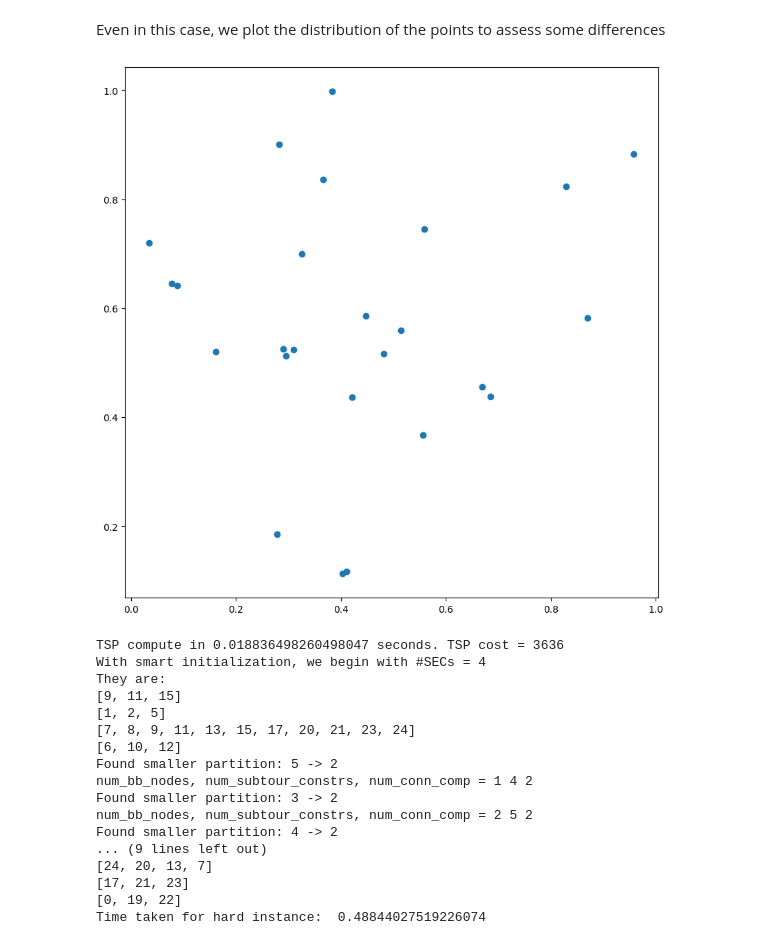
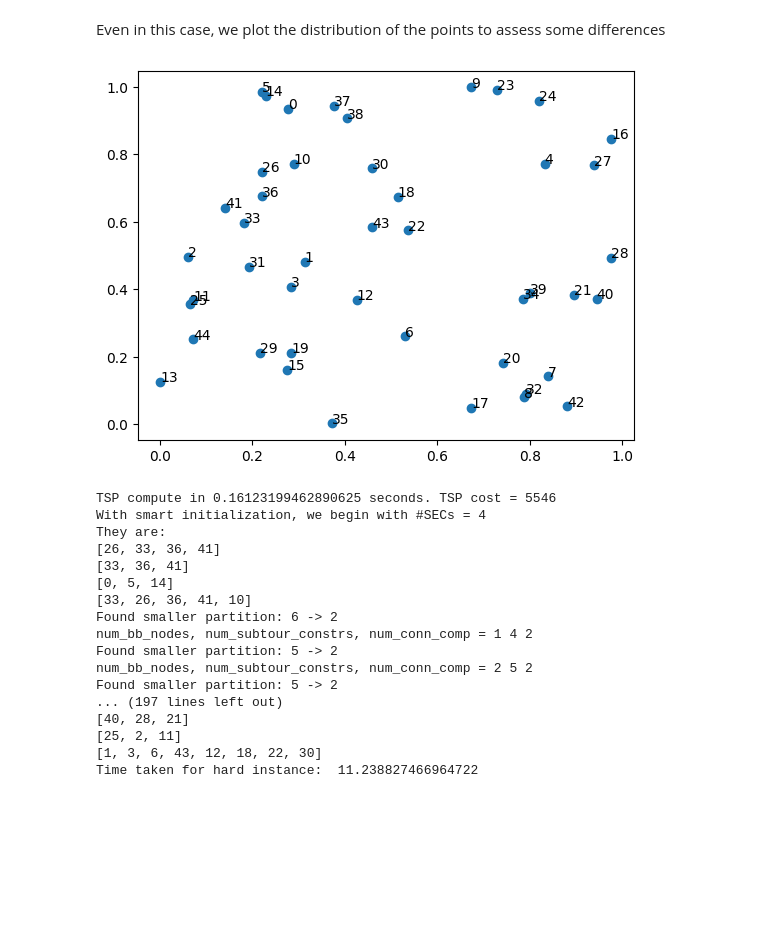
Before and after one commit to eleonoravercesi/complexity_DFJ_few_subtour, a Jupyter notebook: plot.ipynb, the cells around one changed output. Drawn from its saved outputs; the diff is of its cells as text; code cells hidden in the pictures; blank space fills up the shorter version.

```diff
--- a/plot.ipynb
+++ b/plot.ipynb
@@ -16,8 +16,8 @@ While running our experiments, we found by chance the seed leading to the easy a
 # %%
 # Set the number of nodes
-n = 25
-seed_easy = 0
-seed_hard = 1
+n = 45
+seed_easy = 100 * 7
+seed_hard = 100 * 7 + 4
 # %% [markdown]
 ## Easy instance
 # %%
@@ -30,6 +30,9 @@ D = cdist(X, X, 'euclidean')
 Plot the distribution of the points
 # %%
 plt.figure(figsize=(10, 10))
-plt.scatter(X[:, 0], X[:, 1])
+fig, ax = plt.subplots()
+ax.scatter(X[:, 0], X[:, 1])
+for i in range(n):
+    ax.text(X[i, 0], X[i, 1], str(i))
 plt.show()
 # %% [output]
@@ -64,11 +69,13 @@ D = cdist(X, X, 'euclidean')
 # %% [markdown]
 Even in this case, we plot the distribution of the points to assess some differences
 # %%
-plt.figure(figsize=(10, 10))
-plt.scatter(X[:, 0], X[:, 1])
+fig, ax = plt.subplots()
+ax.scatter(X[:, 0], X[:, 1])
+for i in range(n):
+    ax.text(X[i, 0], X[i, 1], str(i))
 plt.show()
 # %% [output]
-[figure, old version]
+[figure, new version]
 # %%
 # Create a graph and assign weight
 G = nx.Graph()
@@ -80,20 +87,20 @@ start = time.time()
 S_family, S_num, partition, c_max, runtime, bb_nodes = ialg(G, verbose=True)
 print("Time taken for hard instance: ", time.time() - start)
 # %% [output]
-TSP compute in 0.018836498260498047 seconds. TSP cost = 3636
+TSP compute in 0.16123199462890625 seconds. TSP cost = 5546
 With smart initialization, we begin with #SECs = 4
 They are:
-[9, 11, 15]
-[1, 2, 5]
-[7, 8, 9, 11, 13, 15, 17, 20, 21, 23, 24]
-[6, 10, 12]
+[26, 33, 36, 41]
+[33, 36, 41]
+[0, 5, 14]
+[33, 26, 36, 41, 10]
+Found smaller partition: 6 -> 2
+num_bb_nodes, num_subtour_constrs, num_conn_comp = 1 4 2
 Found smaller partition: 5 -> 2
-num_bb_nodes, num_subtour_constrs, num_conn_comp = 1 4 2
-Found smaller partition: 3 -> 2
 num_bb_nodes, num_subtour_constrs, num_conn_comp = 2 5 2
-Found smaller partition: 4 -> 2
-... (9 lines left out)
-[24, 20, 13, 7]
-[17, 21, 23]
-[0, 19, 22]
-Time taken for hard instance:  0.48844027519226074
+Found smaller partition: 5 -> 2
+... (197 lines left out)
+[40, 28, 21]
+[25, 2, 11]
+[1, 3, 6, 43, 12, 18, 22, 30]
+Time taken for hard instance:  11.238827466964722
```
Also changed, not shown: parts of 7 cells of this notebook.
